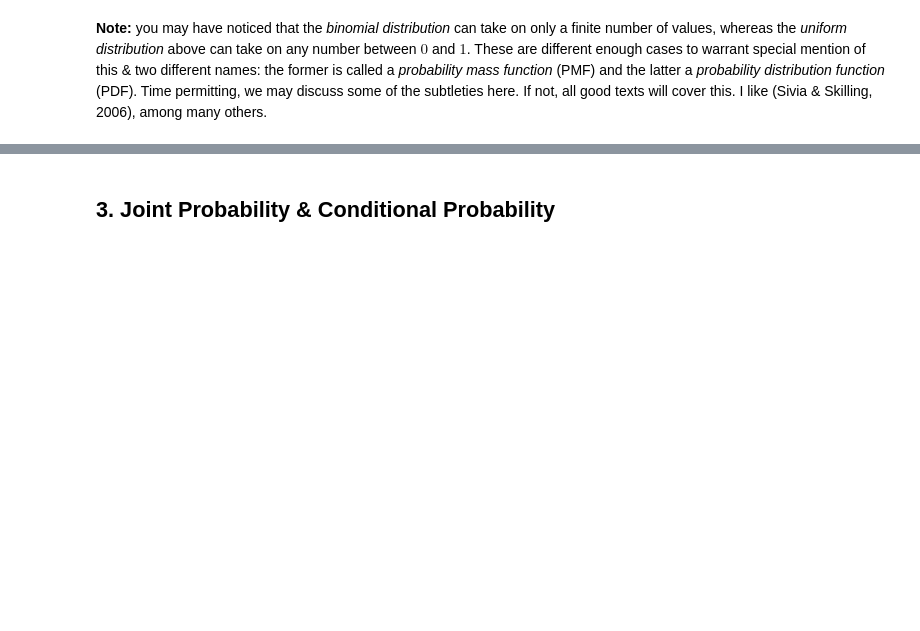
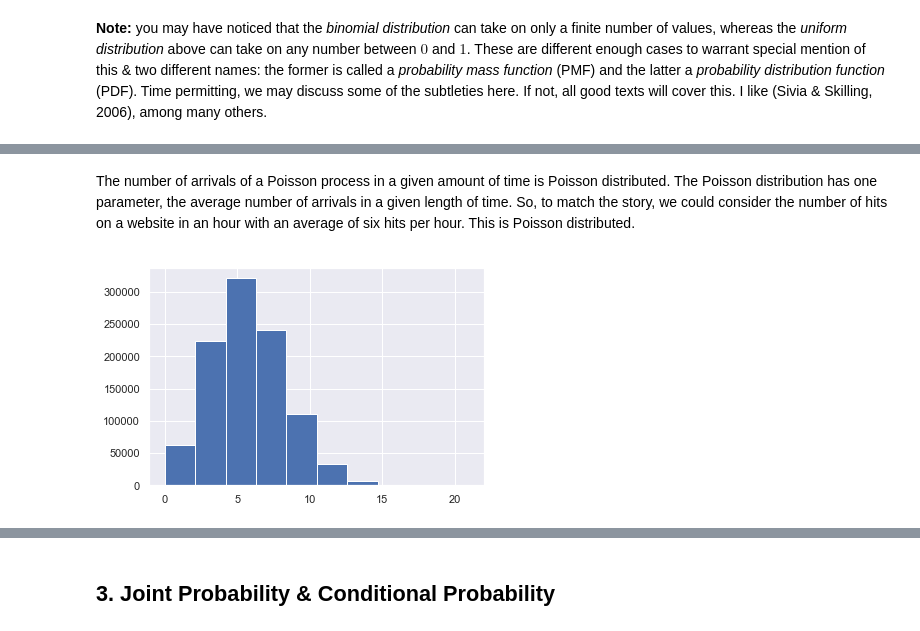
Before and after one commit to hugobowne/bayesian-stats-simulation-tutorial, a Jupyter notebook: notebooks/01-Instructor-Probability_a_simulated_introduction.ipynb, the cells around one changed output, grey strips where cells are left out. Drawn from its saved outputs; the diff is of its cells as text; code cells hidden in the pictures; blank space fills up the shorter version.

```diff
--- a/notebooks/01-Instructor-Probability_a_simulated_introduction.ipynb
+++ b/notebooks/01-Instructor-Probability_a_simulated_introduction.ipynb
@@ -186,0 +230,7 @@ plt.hist(x, density=True);
+# %% [markdown]
+The number of arrivals of a Poisson process in a given amount of time is Poisson distributed. The Poisson distribution has one parameter, the average number of arrivals in a given length of time. So, to match the story, we could consider the number of hits on a website in an hour with an average of six hits per hour. This is Poisson distributed.
+# %%
+samples  =  np.random.poisson(6, size=10**6)
+plt.hist(samples);
+# %% [output]
+[figure, added]
```
Also changed, not shown: parts of 40 cells of this notebook, 1 other file.
